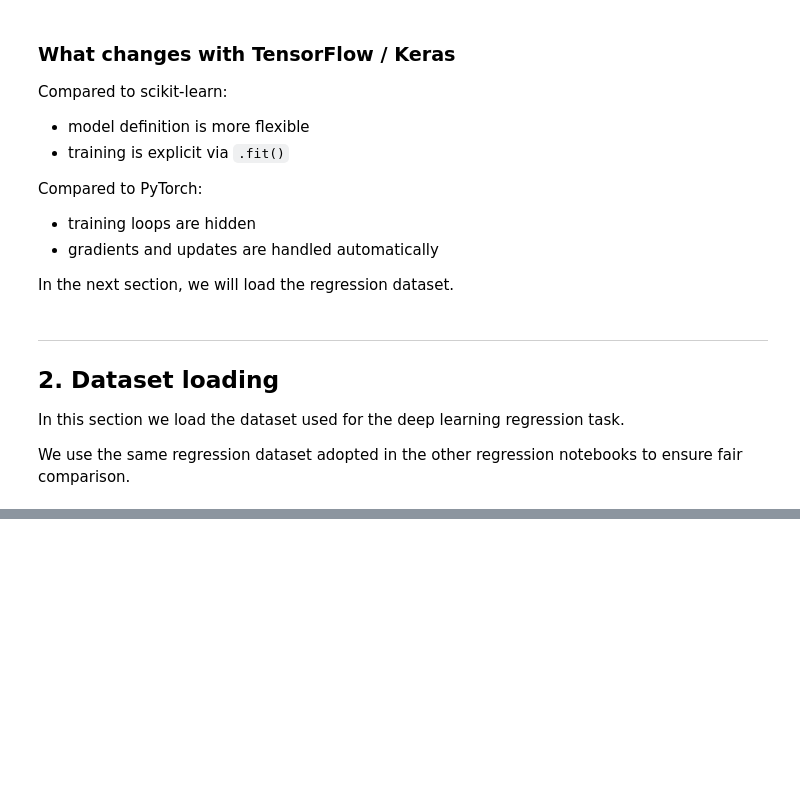
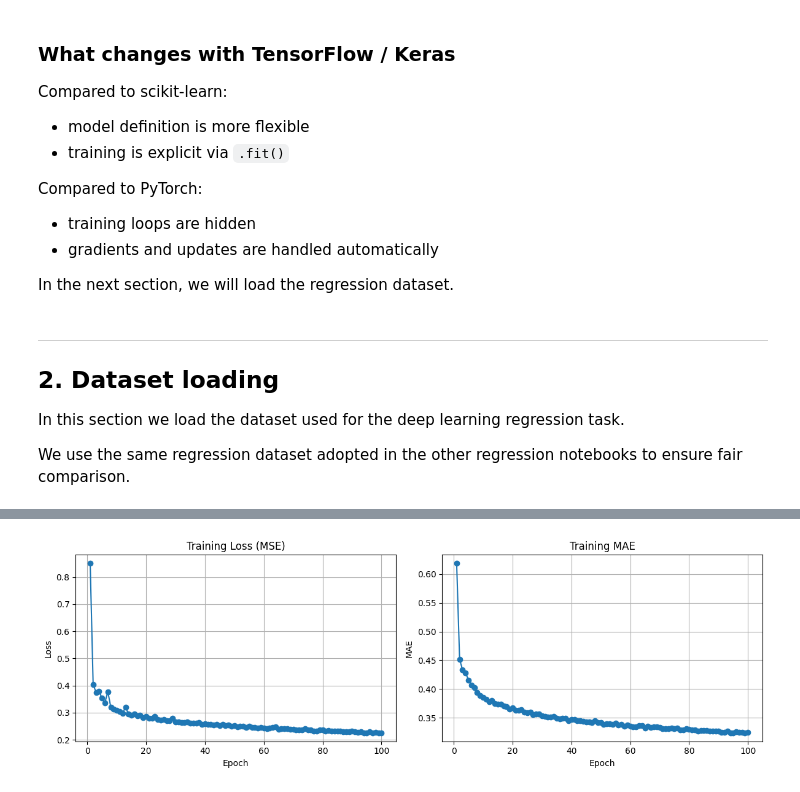
Before and after one commit to Aleex87/ml-methods, a Jupyter notebook: notebooks/deep_learning/regression_DL/tensorflow_regression.ipynb, the cells around one changed output, grey strips where cells are left out. Cells and saved outputs as stored; diff of their text form; code cells hidden in the pictures; blank space fills up the shorter version.

```diff
--- a/notebooks/deep_learning/regression_DL/tensorflow_regression.ipynb
+++ b/notebooks/deep_learning/regression_DL/tensorflow_regression.ipynb
@@ -159,0 +280,40 @@ y = data.target
+# %%
+# ====================================
+# Model training
+# ====================================
+
+history = model.fit(
+    X_train_scaled,
+    y_train,
+    epochs=100,
+    batch_size=32,
+    verbose=0
+)
+# %%
+# ====================================
+# Training history visualization
+# ====================================
+
+history_dict = history.history
+epochs = range(1, len(history_dict["loss"]) + 1)
+
+plt.figure(figsize=(12, 4))
+
+plt.subplot(1, 2, 1)
+plt.plot(epochs, history_dict["loss"], marker="o")
+plt.title("Training Loss (MSE)")
+plt.xlabel("Epoch")
+plt.ylabel("Loss")
+plt.grid(True)
+
+plt.subplot(1, 2, 2)
+plt.plot(epochs, history_dict["mae"], marker="o")
+plt.title("Training MAE")
+plt.xlabel("Epoch")
+plt.ylabel("MAE")
+plt.grid(True)
+
+plt.tight_layout()
+plt.show()
+# %% [output]
+[figure, added]
```
Also changed, not shown: parts of 12 cells of this notebook.
